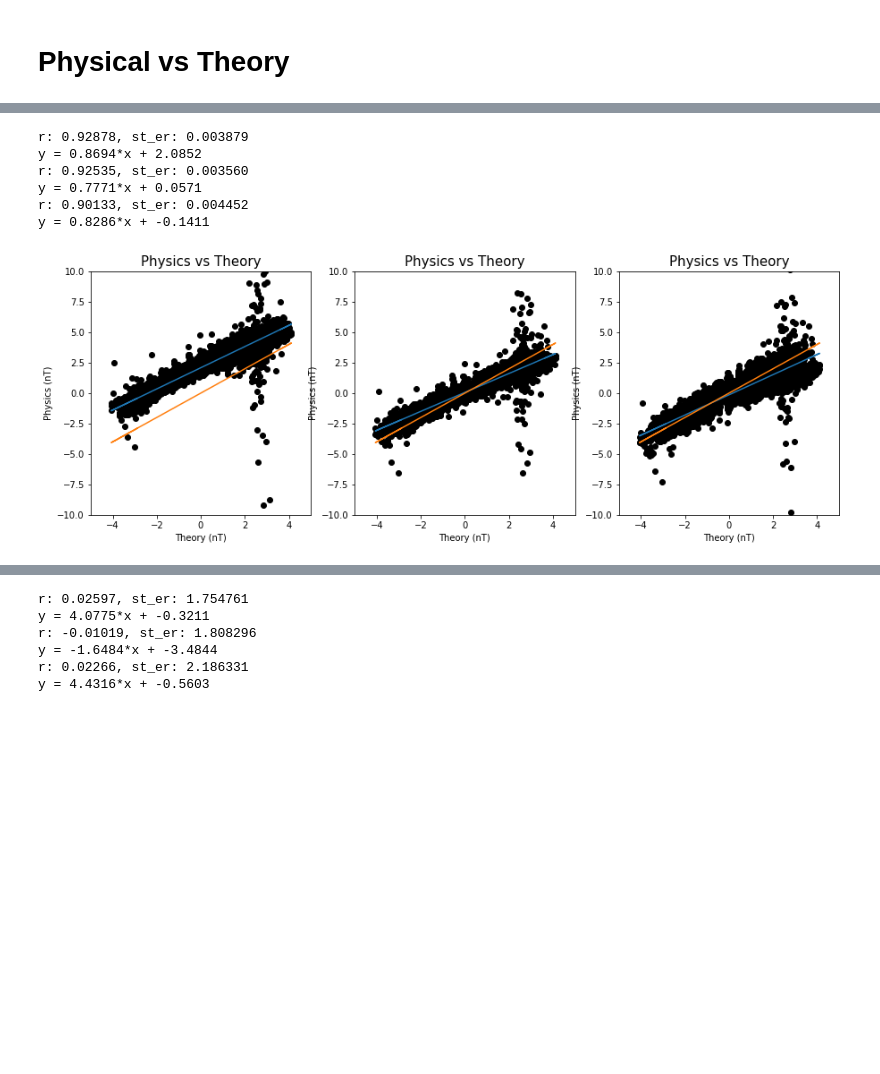
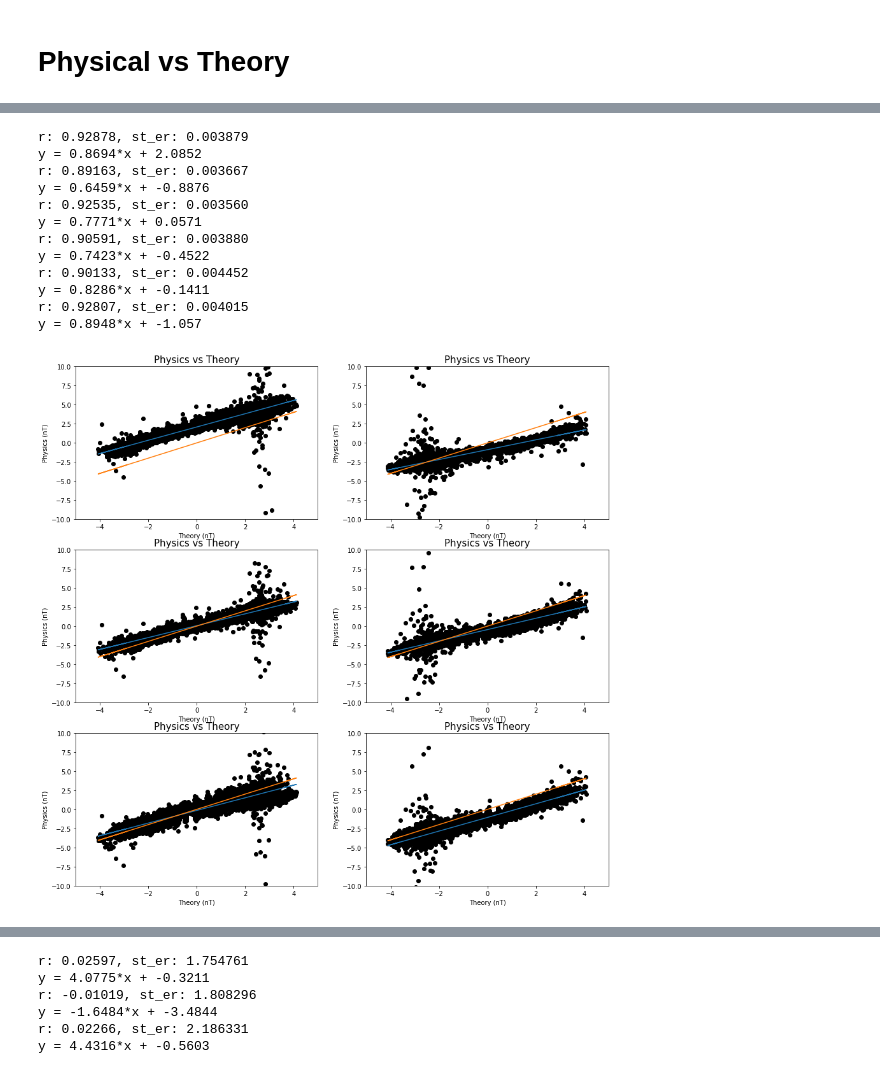
Before and after one commit to chikakoto/tdcs_thesis, a Jupyter notebook: notebooks/8.0_analyze.ipynb, the cells around one changed output, grey strips where cells are left out. Saved outputs shown, nothing was run; the diff lists cells and outputs as text; code cells hidden in the pictures; blank space fills up the shorter version.

```diff
--- a/notebooks/8.0_analyze.ipynb
+++ b/notebooks/8.0_analyze.ipynb
@@ -10,6 +10,7 @@ import commands
 # data_path = "/Users/mriworkshop/Documents/TDCS/code/tdcs_thesis/"
 data_path = "/Users/chikakoolsen/opt/python/thesis/code/tdcs_thesis/data/"
 img_path = data_path+"processed/NIFTI/"
+sub_path_36 = data_path+"external/R21_36_Cyl_Aqueous_v3_simplot/"
 sub_path_42 = data_path+"external/R21_42_SphereProto3/"
 sub_path_43 = data_path+"external/R21_43_Sphere_Proto3/"
 sub_path_44 = data_path+"external/R21_44_Sphere_Proto3/"
@@ -249,0 +292,32 @@ create_roi_predict(nifti, mins)
+# %%
+# 36 Positive
+br = [base_runs[5]]
+bp = get_minus_num(br)
+
+cwd_path = sub_path_36+"bmaps/"
+tdir = cwd_path+bp[0][1][0]+"minus"+bp[0][1][1]+"/"
+
+# ROI
+img_meas = nib.load(tdir+"detrend1_fslroi.nii.gz")
+img_theo = nib.load(tdir+"Bvals_fslroi.nii.gz")
+
+data_meas = img_meas.get_data()
+data_theo = img_theo.get_data()
+x = data_theo.flatten()
+y = data_meas.flatten()
+
+m, b, r, p, st_er = stats.linregress(x,y)
+
+yfit = [b + m * xi for xi in x]
+yisx = [0 + 1 * xi for xi in x]
+
+plt.plot(x, yfit)
+plt.plot(x, yisx)
+
+plt.scatter(x, y,  color='black')
+plt.axis([-80, 0, -80, 20])
+plt.xlabel("Theory (nT)")
+plt.ylabel("Physics (nT)")
+plt.title("Physics vs Theory", fontsize=15)
+print("r: {:.5f}, st_er: {:.6f}".format(r, st_er))
+print("y = "+str(round(m,4))+"*x + "+str(round(b,4)))
@@ -284,18 +373,24 @@ def plotMRIvsROAST(sub_path, bp, subplot, axis):
 # %%
 # 42
 br = [['66', '68', '70', '72', '74'],
  ['76', '78', '80', '82', '84'],
  ['86', '88', '90', '92', '94']]
 bp = get_minus_num(br)
-plotMRIvsROAST(sub_path_42, bp, [1,3], [-5, 5, -10, 10])
+plotMRIvsROAST(sub_path_42, bp, [3,2], [-5, 5, -10, 10], [15,15])
 # %% [output]
 r: 0.92878, st_er: 0.003879
 y = 0.8694*x + 2.0852
+r: 0.89163, st_er: 0.003667
+y = 0.6459*x + -0.8876
 r: 0.92535, st_er: 0.003560
 y = 0.7771*x + 0.0571
+r: 0.90591, st_er: 0.003880
+y = 0.7423*x + -0.4522
 r: 0.90133, st_er: 0.004452
 y = 0.8286*x + -0.1411
+r: 0.92807, st_er: 0.004015
+y = 0.8948*x + -1.057
-[figure, old version]
+[figure, new version]
 # %%
 # 43
 br = base_runs[3:5]
```
Also changed, not shown: parts of 20 cells of this notebook, 3 other files.
